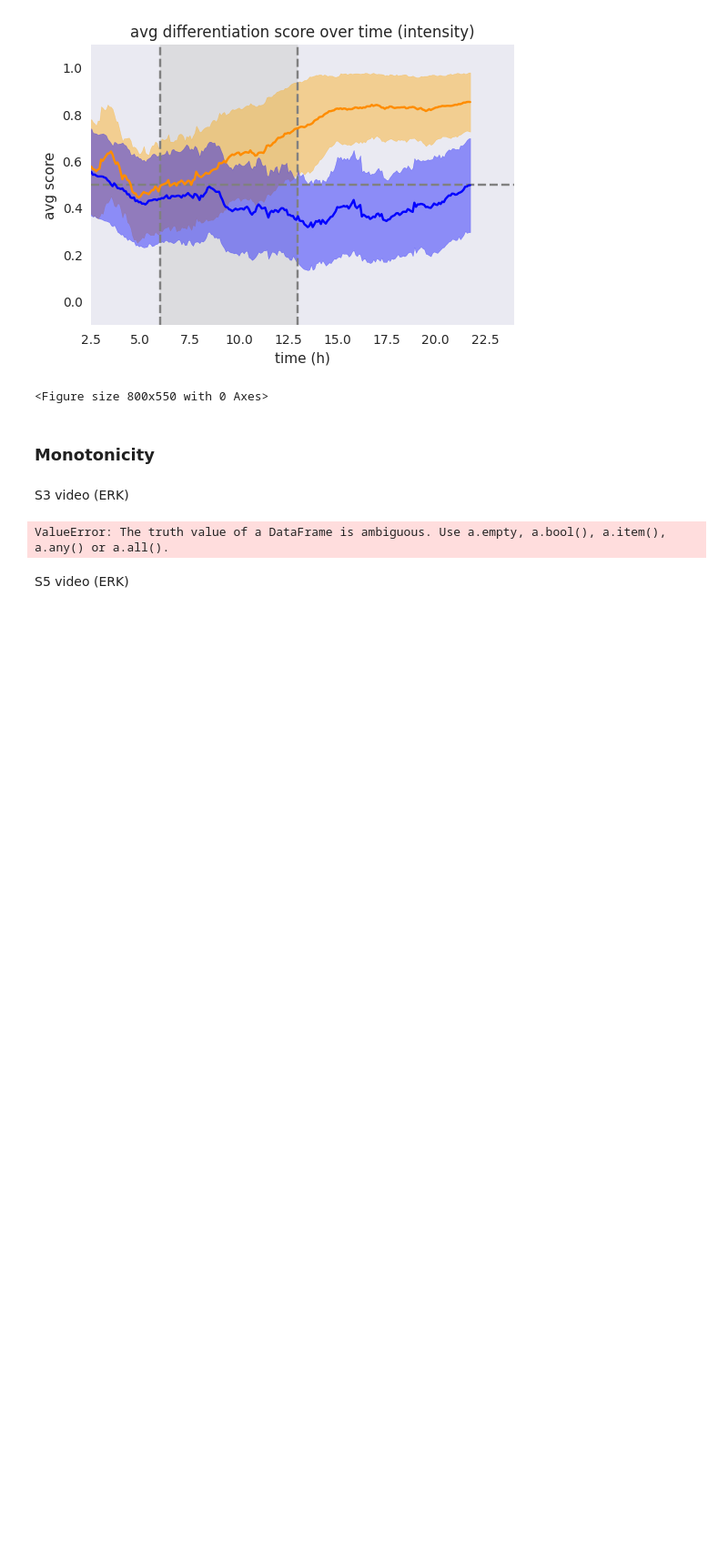
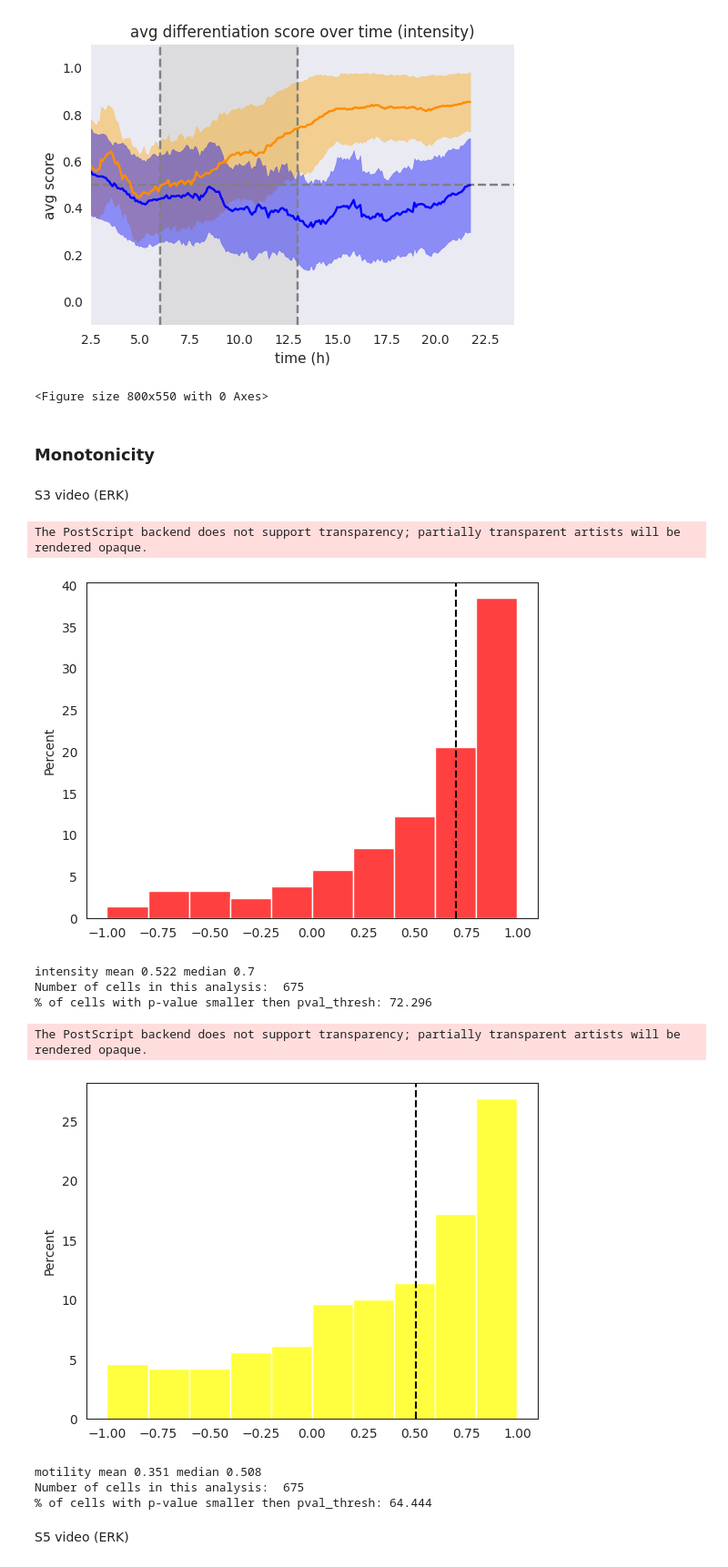
Before and after one commit to zaritskylab/muscle-formation-prediction, a Jupyter notebook: analysis/notebooks/figure_2.ipynb, the cells around one changed output. Shown at 91% size. Cells and saved outputs as stored; diff of their text form; code cells hidden in the pictures; blank space fills up the shorter version.

Commit message:
compute  % of cells with p-value smaller then pval_thresh

```diff
--- a/analysis/notebooks/figure_2.ipynb
+++ b/analysis/notebooks/figure_2.ipynb
@@ -140,7 +140,7 @@ The PostScript backend does not support transparency; partially transparent arti
 # %% [markdown]
 ### Monotonicity
 # %%
-def plot_monotonicity_dist(df, vid_name, time, rolling_w, modality, color):
+def plot_monotonicity_dist(df, vid_name, time, rolling_w, modality, color, pval_thresh):
     """
     Calculates monotonicity rates for single cells and plots the distribution
     :pararm df: (pd.DataFrame) single cell's track dataframe, with differntiation scores by motility & actin intensity models
@@ -149,11 +149,15 @@ def plot_monotonicity_dist(df, vid_name, time, rolling_w, modality, color):
     :pararm rolling_w: (int) size of window for rolling average smoothing.
     :pararm modality: (Str) "motility"/"intensity".
     """
+    sns.set_style("white")
     mono_values = []
+    mono_p_values = []
     for track_id, track_df in df.groupby("Spot track ID"):
         if len(track_df) > rolling_w:
-            mono = calculator.get_monotonicity(track_df, modality, time, rolling_w)
+            mono = calculator.get_monotonicity(track_df, modality, time, rolling_w, return_p_val=False)[f"monotonicity_{modality}"].values[0]
+            mono_p_val = calculator.get_monotonicity(track_df, modality, time, rolling_w, return_p_val=True)[f"monotonicity_{modality}"].values[0]
             mono_values.append(mono)
+            mono_p_values.append(mono_p_val)
 
     mean = round(np.nanmean(mono_values),3)
     median = round(np.nanmedian(mono_values),3)
@@ -165,13 +169,28 @@ def plot_monotonicity_dist(df, vid_name, time, rolling_w, modality, color):
 
     print(modality, "mean", mean, "median", median)
     print("Number of cells in this analysis: ", len(mono_values))
+
+    # - לסדר את הבאג וליצור את הספירמן עם האחוזים של התאים שהp value שלהם קטן מ0.05 .
+    # print the % of cells with p-value smaller then pval_thresh
+    num_pval_lower_then_thresh = sum(x < pval_thresh for x in np.array(mono_p_values))
+
+    print(f"% of cells with p-value smaller then pval_thresh: {round((num_pval_lower_then_thresh/len(mono_p_values)) * 100, 3)}")
 # %% [markdown]
 S3 video (ERK)
 # %%
-plot_monotonicity_dist(scores_df_s3, "S3", time=(6,13), rolling_w=5, modality="intensity", color="red")
-plot_monotonicity_dist(scores_df_s3, "S3", time=(6,13), rolling_w=5, modality="motility", color="yellow")
+plot_monotonicity_dist(scores_df_s3, "S3", time=(6,13), rolling_w=5, modality="intensity", color="red", pval_thresh=0.05)
+plot_monotonicity_dist(scores_df_s3, "S3", time=(6,13), rolling_w=5, modality="motility", color="yellow", pval_thresh=0.05)
 # %% [output]
-ValueError: The truth value of a DataFrame is ambiguous. Use a.empty, a.bool(), a.item(), a.any() or a.all().
+The PostScript backend does not support transparency; partially transparent artists will be rendered opaque.
+[figure, added]
+intensity mean 0.522 median 0.7
+Number of cells in this analysis:  675
+% of cells with p-value smaller then pval_thresh: 72.296
+The PostScript backend does not support transparency; partially transparent artists will be rendered opaque.
+[figure, added]
+motility mean 0.351 median 0.508
+Number of cells in this analysis:  675
+% of cells with p-value smaller then pval_thresh: 64.444
 # %% [markdown]
 S5 video (ERK)
 # %%
```
Also changed, not shown: parts of 5 cells of this notebook, 3 other files.
